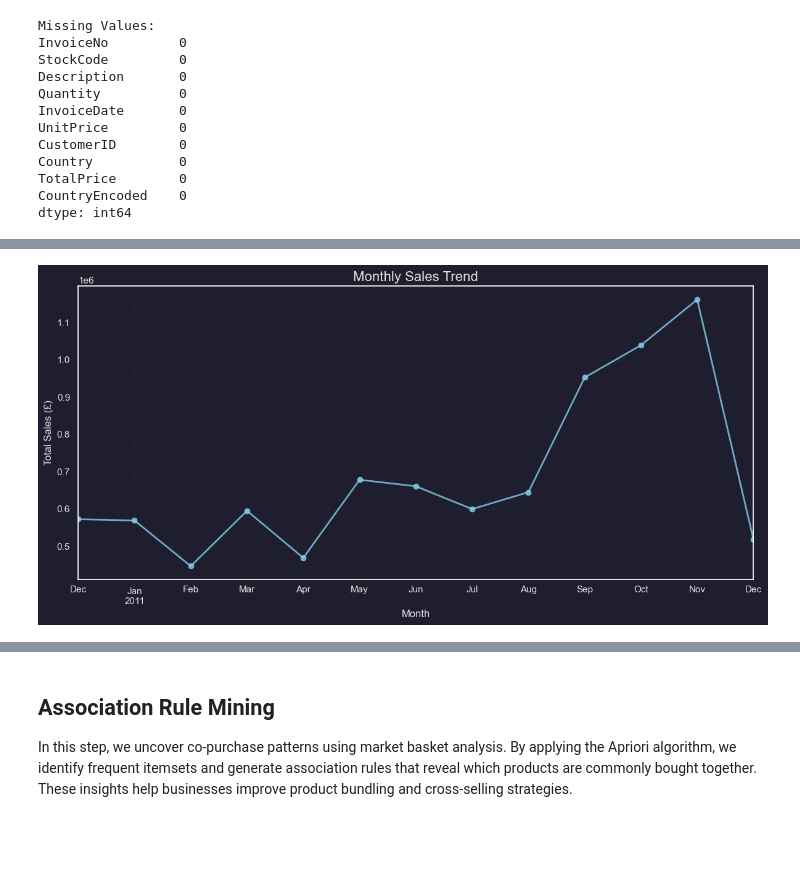
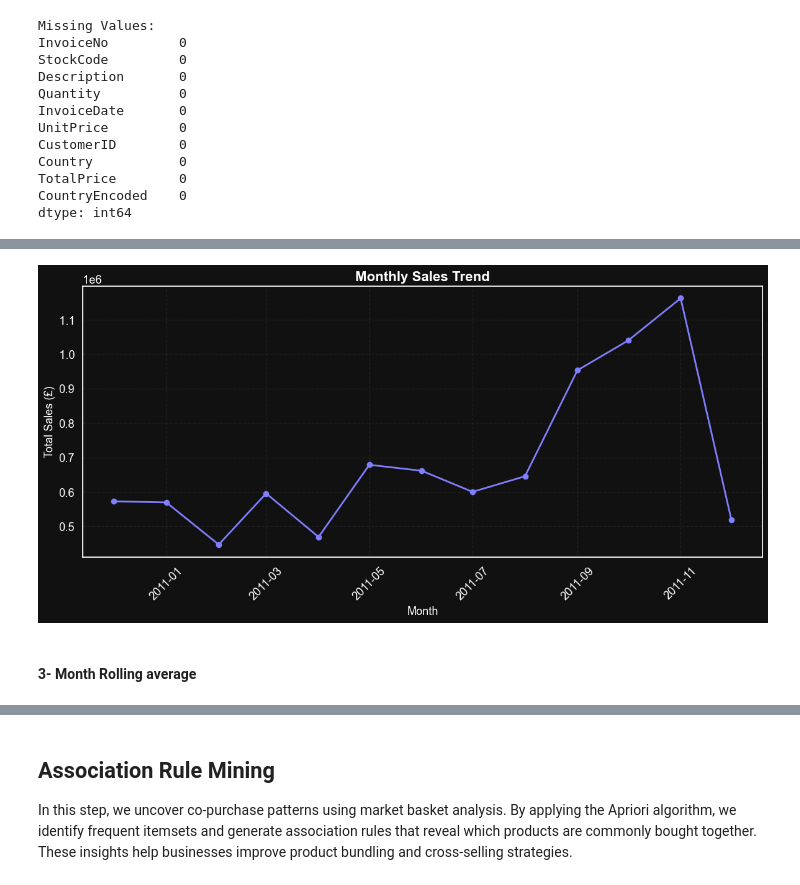
Before and after one commit to Rimocide/DataMiningProject, a Jupyter notebook: projectcode.ipynb, the cells around one changed output, grey strips where cells are left out. Cells and saved outputs as stored; diff of their text form; code cells hidden in the pictures; blank space fills up the shorter version.

```diff
--- a/projectcode.ipynb
+++ b/projectcode.ipynb
@@ -246,16 +246,47 @@ Passing `palette` without assigning `hue` is deprecated and will be removed in v
 # %%
+import matplotlib.pyplot as plt
+import seaborn as sns
+
+# Ensure dark theme settings are applied
+sns.set_theme(style="dark", rc={
+    'axes.facecolor': '#111111',
+    'figure.facecolor': '#111111',
+    'axes.edgecolor': 'white',
+    'text.color': 'white',
+    'axes.labelcolor': 'white',
+    'xtick.color': 'white',
+    'ytick.color': 'white',
+    'grid.color': '#333333',
+    'font.family': 'sans-serif',
+}, font_scale=1.2)
+
+# Monthly sales trend
 df['InvoiceMonth'] = df['InvoiceDate'].dt.to_period('M')
 monthly_sales = df.groupby('InvoiceMonth')['TotalPrice'].sum()
 
+# Convert PeriodIndex to datetime for plotting
+monthly_sales.index = monthly_sales.index.to_timestamp()
+
+# Plotting
 plt.figure(figsize=(12, 6))
-monthly_sales.plot(
-    kind='line', marker='o', color='skyblue', linewidth=2, alpha=0.8
+plt.plot(
+    monthly_sales.index,
+    monthly_sales.values,
+    marker='o',
+    linestyle='-',
+    linewidth=2,
+    color=sns.color_palette("cool", 1)[0]
 )
-plt.title('Monthly Sales Trend', fontsize=16)
-plt.xlabel('Month')
-plt.ylabel('Total Sales (£)')
+
+# Enhancements
+plt.title('Monthly Sales Trend', fontsize=16, weight='bold')
+plt.xlabel('Month', fontsize=13)
+plt.ylabel('Total Sales (£)', fontsize=13)
 plt.grid(True, linestyle='--', alpha=0.5)
+plt.xticks(rotation=45)
 plt.tight_layout()
 plt.show()
 # %% [output]
-[figure, old version]
+[figure, new version]
+# %% [markdown]
+#### 3- Month Rolling average
```
Also changed, not shown: parts of 22 cells of this notebook, 2 other files.
